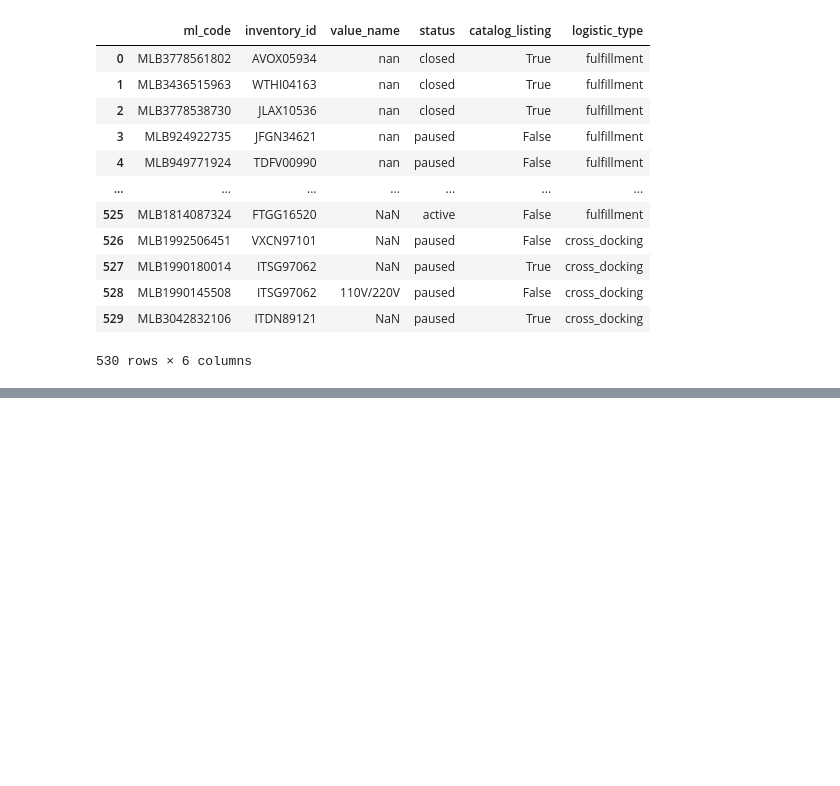
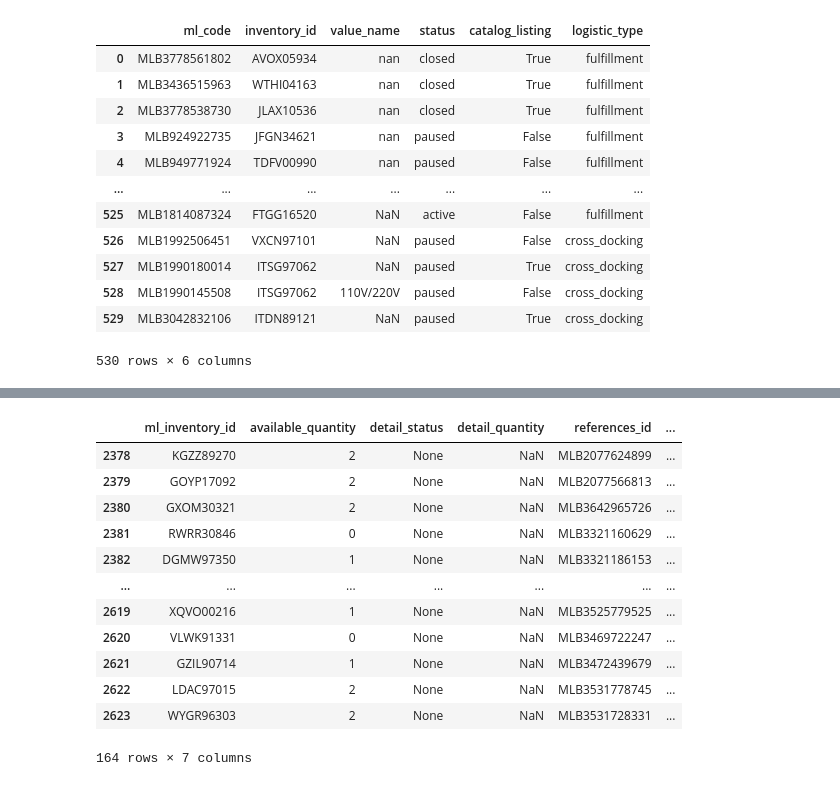
Before and after one commit to lpcoutinho/mcenter_streamlit, a Jupyter notebook: Notebooks/rotinas/get_items.ipynb, the cells around one changed output, grey strips where cells are left out. Saved outputs shown, nothing was run; the diff lists cells and outputs as text; code cells hidden in the pictures; blank space fills up the shorter version.

```diff
--- a/Notebooks/rotinas/get_items.ipynb
+++ b/Notebooks/rotinas/get_items.ipynb
@@ -1200,0 +1268,16 @@ json_list
+# %%
+df_13
+# %% [output]
+|  | ml_inventory_id | available_quantity | detail_status | detail_quantity | references_id | ... |
+| 2378 | KGZZ89270 | 2 | None | NaN | MLB2077624899 | ... |
+| 2379 | GOYP17092 | 2 | None | NaN | MLB2077566813 | ... |
+| 2380 | GXOM30321 | 2 | None | NaN | MLB3642965726 | ... |
+| 2381 | RWRR30846 | 0 | None | NaN | MLB3321160629 | ... |
+| 2382 | DGMW97350 | 1 | None | NaN | MLB3321186153 | ... |
+| ... | ... | ... | ... | ... | ... | ... |
+| 2619 | XQVO00216 | 1 | None | NaN | MLB3525779525 | ... |
+| 2620 | VLWK91331 | 0 | None | NaN | MLB3469722247 | ... |
+| 2621 | GZIL90714 | 1 | None | NaN | MLB3472439679 | ... |
+| 2622 | LDAC97015 | 2 | None | NaN | MLB3531778745 | ... |
+| 2623 | WYGR96303 | 2 | None | NaN | MLB3531728331 | ... |
+164 rows × 7 columns
```
Also changed, not shown: parts of 44 cells of this notebook, 8 other files.
